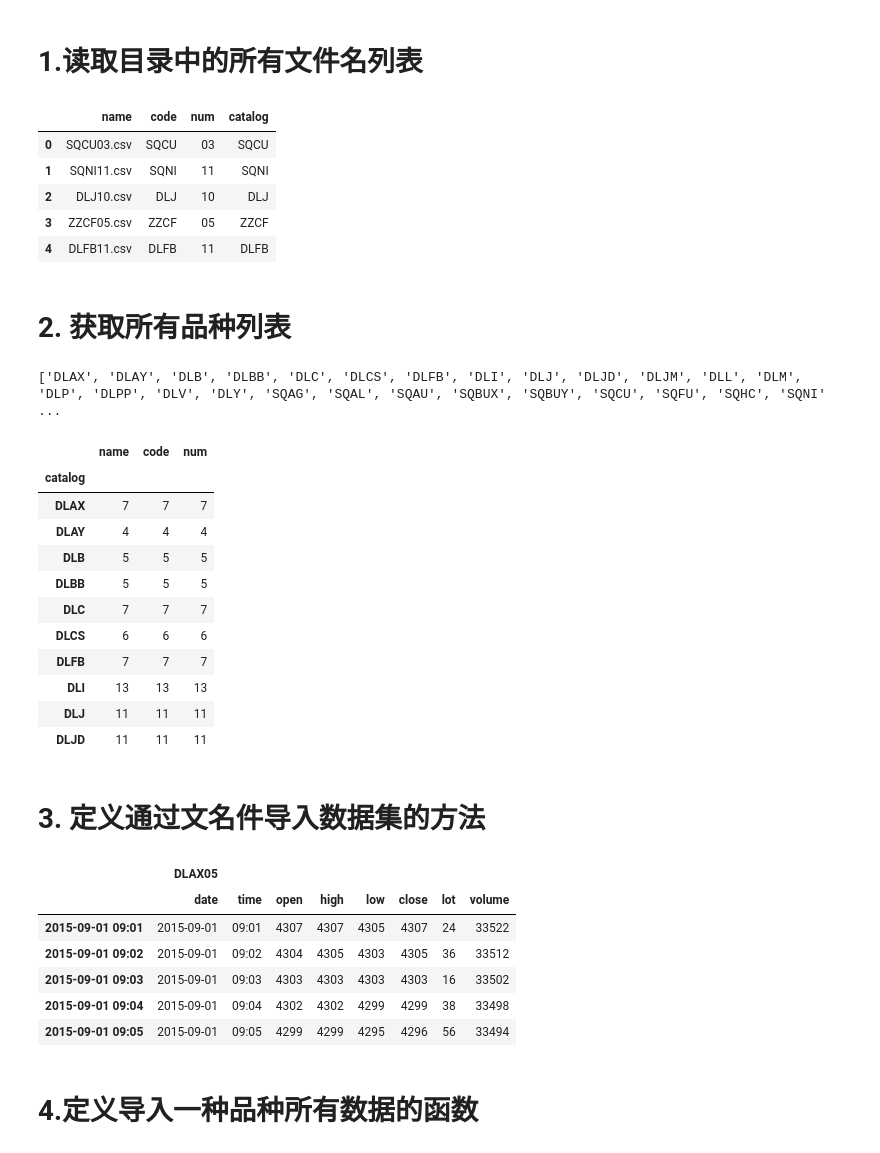
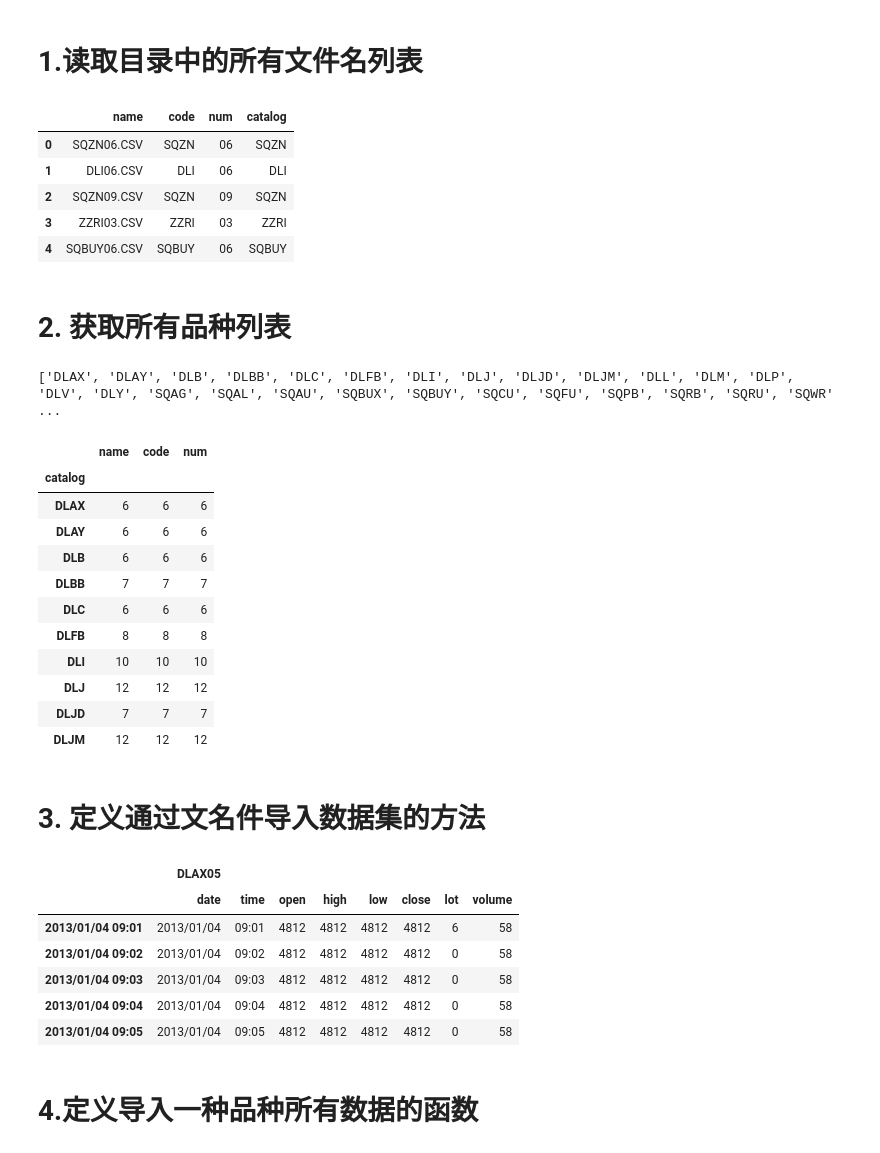
Before and after one commit to xmduhan/notebook, a Jupyter notebook: data_convert.ipynb, the cells around one changed output. Cells and saved outputs as stored; diff of their text form; code cells hidden in the pictures.

```diff
--- a/data_convert.ipynb
+++ b/data_convert.ipynb
@@ -8,8 +8,9 @@ import pandas as pd
 from pandas import DataFrame, Series
 pd.set_option('display.max_columns', 200)
 
-path = r'/home/duhan/data/商品期货1分钟201509csv'
-filenamePattern = r'(?P<code>\D+)(?P<num>\d+).csv'
+#path = r'/home/duhan/data/商品期货1分钟201509csv'
+path = r'/home/duhan/data/2013商品期货一分钟数据'
+filenamePattern = r'(?P<code>\D+)(?P<num>\d+).(csv|CSV)'
 header=['date', 'time', 'open', 'high', 'low', 'close', 'lot', 'volume']
 # %% [markdown]
  ## (1)定义品种目录
@@ -29,11 +30,11 @@ filenameDataset['catalog'] = filenameDataset['code'].apply(lambda x: InstrumentC
 filenameDataset.head()
 # %% [output]
 |  | name | code | num | catalog |
-| 0 | SQCU03.csv | SQCU | 03 | SQCU |
-| 1 | SQNI11.csv | SQNI | 11 | SQNI |
-| 2 | DLJ10.csv | DLJ | 10 | DLJ |
-| 3 | ZZCF05.csv | ZZCF | 05 | ZZCF |
-| 4 | DLFB11.csv | DLFB | 11 | DLFB |
+| 0 | SQZN06.CSV | SQZN | 06 | SQZN |
+| 1 | DLI06.CSV | DLI | 06 | DLI |
+| 2 | SQZN09.CSV | SQZN | 09 | SQZN |
+| 3 | ZZRI03.CSV | ZZRI | 03 | ZZRI |
+| 4 | SQBUY06.CSV | SQBUY | 06 | SQBUY |
 # %% [markdown]
 # 2. 获取所有品种列表
 # %%
@@ -41,19 +42,19 @@ instrumentList  = list(filenameDataset.groupby('catalog').count().index)
 print instrumentList
 filenameDataset.groupby('catalog').count().head(10)
 # %% [output]
-['DLAX', 'DLAY', 'DLB', 'DLBB', 'DLC', 'DLCS', 'DLFB', 'DLI', 'DLJ', 'DLJD', 'DLJM', 'DLL', 'DLM', 'DLP', 'DLPP', 'DLV', 'DLY', 'SQAG', 'SQAL', 'SQAU', 'SQBUX', 'SQBUY', 'SQCU', 'SQFU', 'SQHC', 'SQNI' ...
+['DLAX', 'DLAY', 'DLB', 'DLBB', 'DLC', 'DLFB', 'DLI', 'DLJ', 'DLJD', 'DLJM', 'DLL', 'DLM', 'DLP', 'DLV', 'DLY', 'SQAG', 'SQAL', 'SQAU', 'SQBUX', 'SQBUY', 'SQCU', 'SQFU', 'SQPB', 'SQRB', 'SQRU', 'SQWR' ...
 |  | name | code | num |
 | catalog |  |  |  |
-| DLAX | 7 | 7 | 7 |
-| DLAY | 4 | 4 | 4 |
-| DLB | 5 | 5 | 5 |
-| DLBB | 5 | 5 | 5 |
-| DLC | 7 | 7 | 7 |
-| DLCS | 6 | 6 | 6 |
-| DLFB | 7 | 7 | 7 |
-| DLI | 13 | 13 | 13 |
-| DLJ | 11 | 11 | 11 |
-| DLJD | 11 | 11 | 11 |
+| DLAX | 6 | 6 | 6 |
+| DLAY | 6 | 6 | 6 |
+| DLB | 6 | 6 | 6 |
+| DLBB | 7 | 7 | 7 |
+| DLC | 6 | 6 | 6 |
+| DLFB | 8 | 8 | 8 |
+| DLI | 10 | 10 | 10 |
+| DLJ | 12 | 12 | 12 |
+| DLJD | 7 | 7 | 7 |
+| DLJM | 12 | 12 | 12 |
 # %% [markdown]
 # 3. 定义通过文名件导入数据集的方法
 # %%
@@ -67,15 +68,15 @@ def loadDataFile(filename):
     df.columns = [ [filename[:-4]]*8, df.columns ]
     return df
 # %%
-loadDataFile('DLAX05.csv').head()
+loadDataFile('DLAX05.CSV').head()
 # %% [output]
 |  | DLAX05 |  |  |  |  |  |  |  |
 |  | date | time | open | high | low | close | lot | volume |
-| 2015-09-01 09:01 | 2015-09-01 | 09:01 | 4307 | 4307 | 4305 | 4307 | 24 | 33522 |
-| 2015-09-01 09:02 | 2015-09-01 | 09:02 | 4304 | 4305 | 4303 | 4305 | 36 | 33512 |
-| 2015-09-01 09:03 | 2015-09-01 | 09:03 | 4303 | 4303 | 4303 | 4303 | 16 | 33502 |
-| 2015-09-01 09:04 | 2015-09-01 | 09:04 | 4302 | 4302 | 4299 | 4299 | 38 | 33498 |
-| 2015-09-01 09:05 | 2015-09-01 | 09:05 | 4299 | 4299 | 4295 | 4296 | 56 | 33494 |
+| 2013/01/04 09:01 | 2013/01/04 | 09:01 | 4812 | 4812 | 4812 | 4812 | 6 | 58 |
+| 2013/01/04 09:02 | 2013/01/04 | 09:02 | 4812 | 4812 | 4812 | 4812 | 0 | 58 |
+| 2013/01/04 09:03 | 2013/01/04 | 09:03 | 4812 | 4812 | 4812 | 4812 | 0 | 58 |
+| 2013/01/04 09:04 | 2013/01/04 | 09:04 | 4812 | 4812 | 4812 | 4812 | 0 | 58 |
+| 2013/01/04 09:05 | 2013/01/04 | 09:05 | 4812 | 4812 | 4812 | 4812 | 0 | 58 |
 # %% [markdown]
 # 4.定义导入一种品种所有数据的函数
 # %%
```
Also changed, not shown: parts of 13 cells of this notebook, 2 other files.
